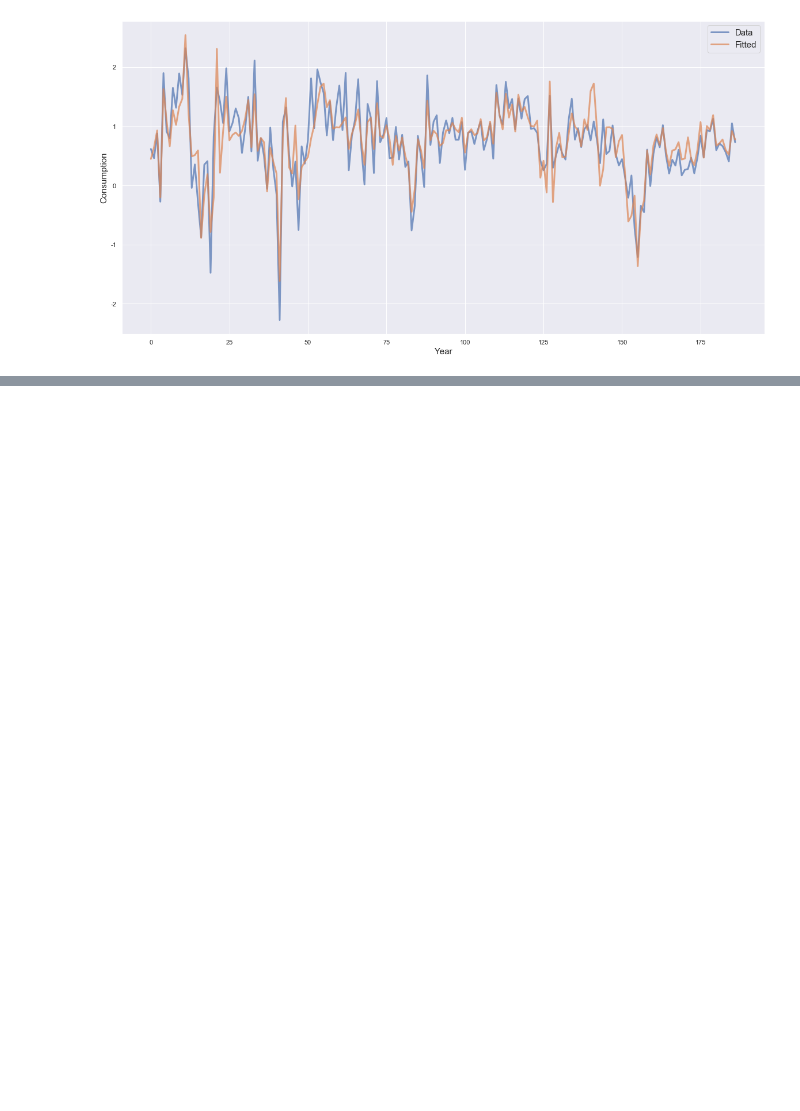
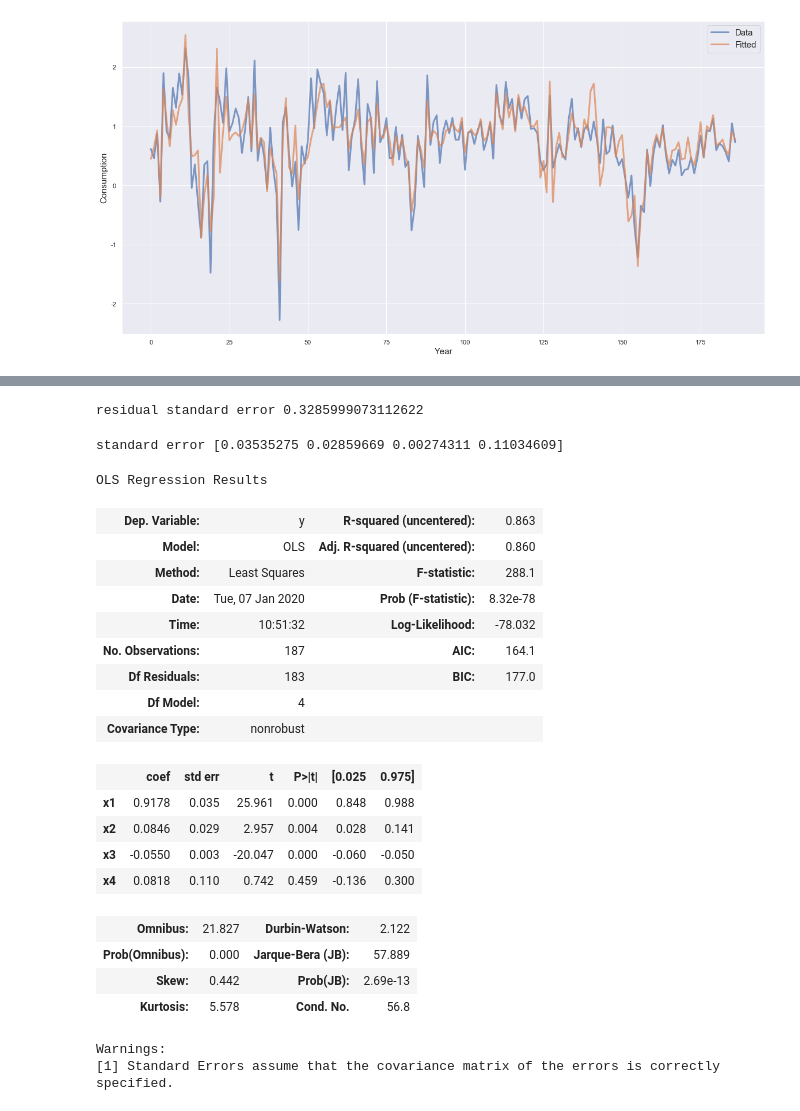
Before and after one commit to yunypark/fpp, a Jupyter notebook: sec5_1_and_2_The_linear_model.ipynb, the cells around one changed output, grey strips where cells are left out. Saved outputs shown, nothing was run; the diff lists cells and outputs as text; code cells hidden in the pictures; blank space fills up the shorter version.

```diff
--- a/sec5_1_and_2_The_linear_model.ipynb
+++ b/sec5_1_and_2_The_linear_model.ipynb
@@ -176,0 +224,35 @@ Intercept:       [0.26728858]
+# %%
+T = len(Y)
+k = X.shape[1] #(number of)
+se = np.sqrt(np.square(Y-y).sum()/(T-k-1))
+print('residual standard error', se)
+# %% [output]
+residual standard error 0.3285999073112622
+# %%
+ols = sm.OLS(Y, X)
+ols_result = ols.fit()
+print('standard error', ols_result.bse)
+ols_result.summary()
+# %% [output]
+standard error [0.03535275 0.02859669 0.00274311 0.11034609]
+OLS Regression Results
+| Dep. Variable: | y | R-squared (uncentered): | 0.863 |
+| Model: | OLS | Adj. R-squared (uncentered): | 0.860 |
+| Method: | Least Squares | F-statistic: | 288.1 |
+| Date: | Tue, 07 Jan 2020 | Prob (F-statistic): | 8.32e-78 |
+| Time: | 10:51:32 | Log-Likelihood: | -78.032 |
+| No. Observations: | 187 | AIC: | 164.1 |
+| Df Residuals: | 183 | BIC: | 177.0 |
+| Df Model: | 4 |  |  |
+| Covariance Type: | nonrobust |  |  |
+|  | coef | std err | t | P>|t| | [0.025 | 0.975] |
+| x1 | 0.9178 | 0.035 | 25.961 | 0.000 | 0.848 | 0.988 |
+| x2 | 0.0846 | 0.029 | 2.957 | 0.004 | 0.028 | 0.141 |
+| x3 | -0.0550 | 0.003 | -20.047 | 0.000 | -0.060 | -0.050 |
+| x4 | 0.0818 | 0.110 | 0.742 | 0.459 | -0.136 | 0.300 |
+| Omnibus: | 21.827 | Durbin-Watson: | 2.122 |
+| Prob(Omnibus): | 0.000 | Jarque-Bera (JB): | 57.889 |
+| Skew: | 0.442 | Prob(JB): | 2.69e-13 |
+| Kurtosis: | 5.578 | Cond. No. | 56.8 |
+Warnings:
+[1] Standard Errors assume that the covariance matrix of the errors is correctly specified.
```
Also changed, not shown: parts of 6 cells of this notebook.
